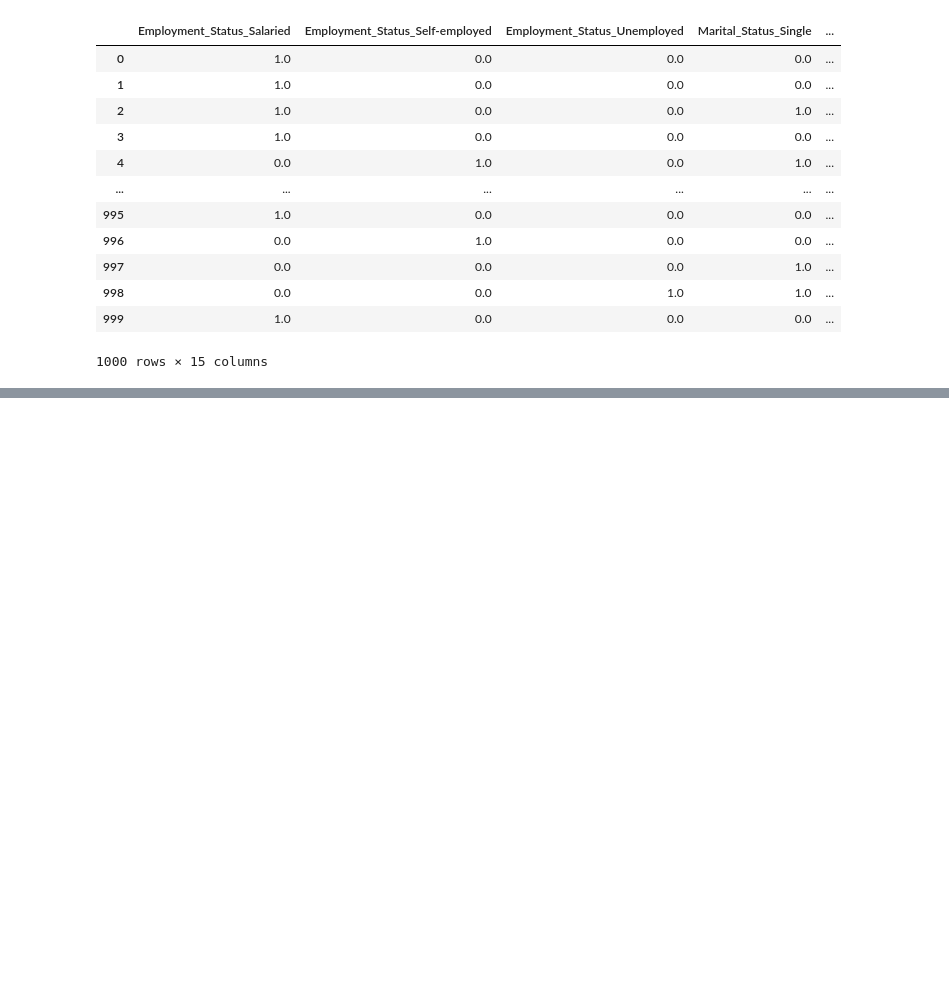
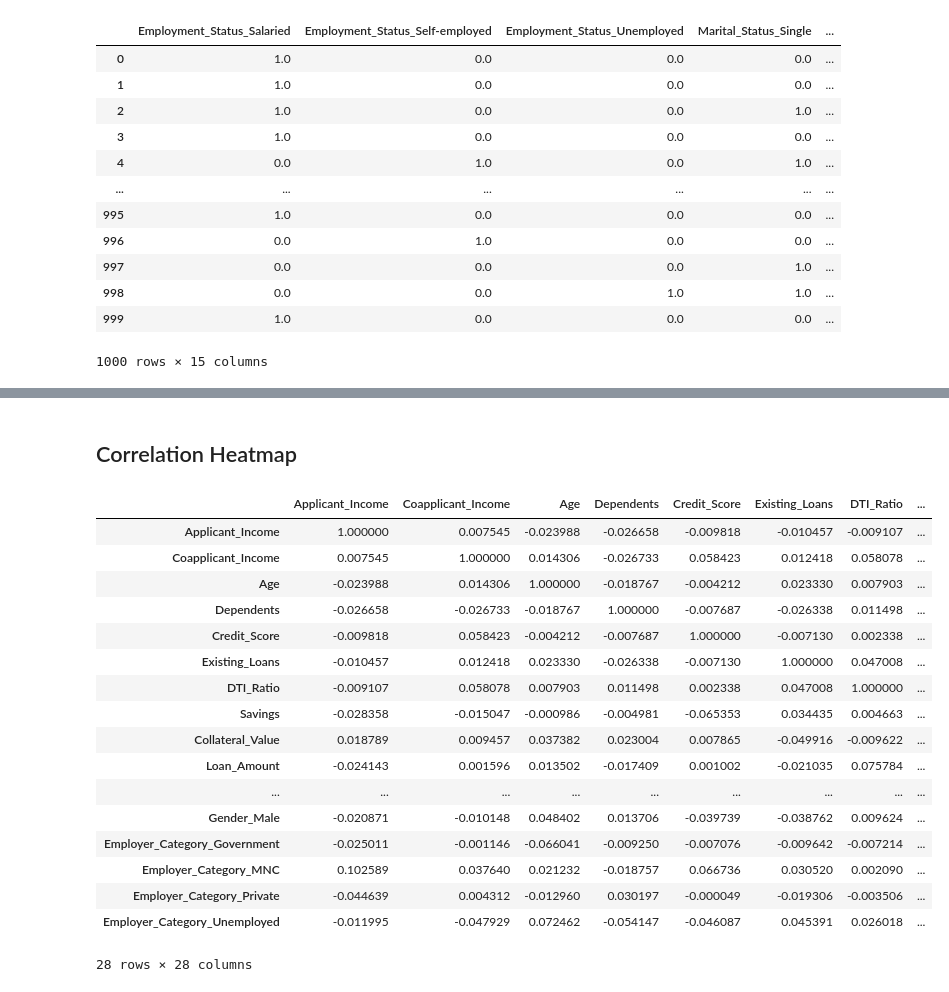
Before and after one commit to Tauhid-Topu-007/Loan-Approval-Project, a Jupyter notebook: credit_wise.ipynb, the cells around one changed output, grey strips where cells are left out. Drawn from its saved outputs; the diff is of its cells as text; code cells hidden in the pictures; blank space fills up the shorter version.

Commit message:
correlation

```diff
--- a/credit_wise.ipynb
+++ b/credit_wise.ipynb
@@ -374,0 +375,26 @@ memory usage: 336.1 KB
+# %% [markdown]
+## Correlation Heatmap
+# %%
+num_cols=df.select_dtypes(include='number')
+corr_matrix=num_cols.corr()
+# %%
+corr_matrix
+# %% [output]
+|  | Applicant_Income | Coapplicant_Income | Age | Dependents | Credit_Score | Existing_Loans | DTI_Ratio | ... |
+| Applicant_Income | 1.000000 | 0.007545 | -0.023988 | -0.026658 | -0.009818 | -0.010457 | -0.009107 | ... |
+| Coapplicant_Income | 0.007545 | 1.000000 | 0.014306 | -0.026733 | 0.058423 | 0.012418 | 0.058078 | ... |
+| Age | -0.023988 | 0.014306 | 1.000000 | -0.018767 | -0.004212 | 0.023330 | 0.007903 | ... |
+| Dependents | -0.026658 | -0.026733 | -0.018767 | 1.000000 | -0.007687 | -0.026338 | 0.011498 | ... |
+| Credit_Score | -0.009818 | 0.058423 | -0.004212 | -0.007687 | 1.000000 | -0.007130 | 0.002338 | ... |
+| Existing_Loans | -0.010457 | 0.012418 | 0.023330 | -0.026338 | -0.007130 | 1.000000 | 0.047008 | ... |
+| DTI_Ratio | -0.009107 | 0.058078 | 0.007903 | 0.011498 | 0.002338 | 0.047008 | 1.000000 | ... |
+| Savings | -0.028358 | -0.015047 | -0.000986 | -0.004981 | -0.065353 | 0.034435 | 0.004663 | ... |
+| Collateral_Value | 0.018789 | 0.009457 | 0.037382 | 0.023004 | 0.007865 | -0.049916 | -0.009622 | ... |
+| Loan_Amount | -0.024143 | 0.001596 | 0.013502 | -0.017409 | 0.001002 | -0.021035 | 0.075784 | ... |
+| ... | ... | ... | ... | ... | ... | ... | ... | ... |
+| Gender_Male | -0.020871 | -0.010148 | 0.048402 | 0.013706 | -0.039739 | -0.038762 | 0.009624 | ... |
+| Employer_Category_Government | -0.025011 | -0.001146 | -0.066041 | -0.009250 | -0.007076 | -0.009642 | -0.007214 | ... |
+| Employer_Category_MNC | 0.102589 | 0.037640 | 0.021232 | -0.018757 | 0.066736 | 0.030520 | 0.002090 | ... |
+| Employer_Category_Private | -0.044639 | 0.004312 | -0.012960 | 0.030197 | -0.000049 | -0.019306 | -0.003506 | ... |
+| Employer_Category_Unemployed | -0.011995 | -0.047929 | 0.072462 | -0.054147 | -0.046087 | 0.045391 | 0.026018 | ... |
+28 rows × 28 columns
```
Also changed, not shown: parts of 5 cells of this notebook.
